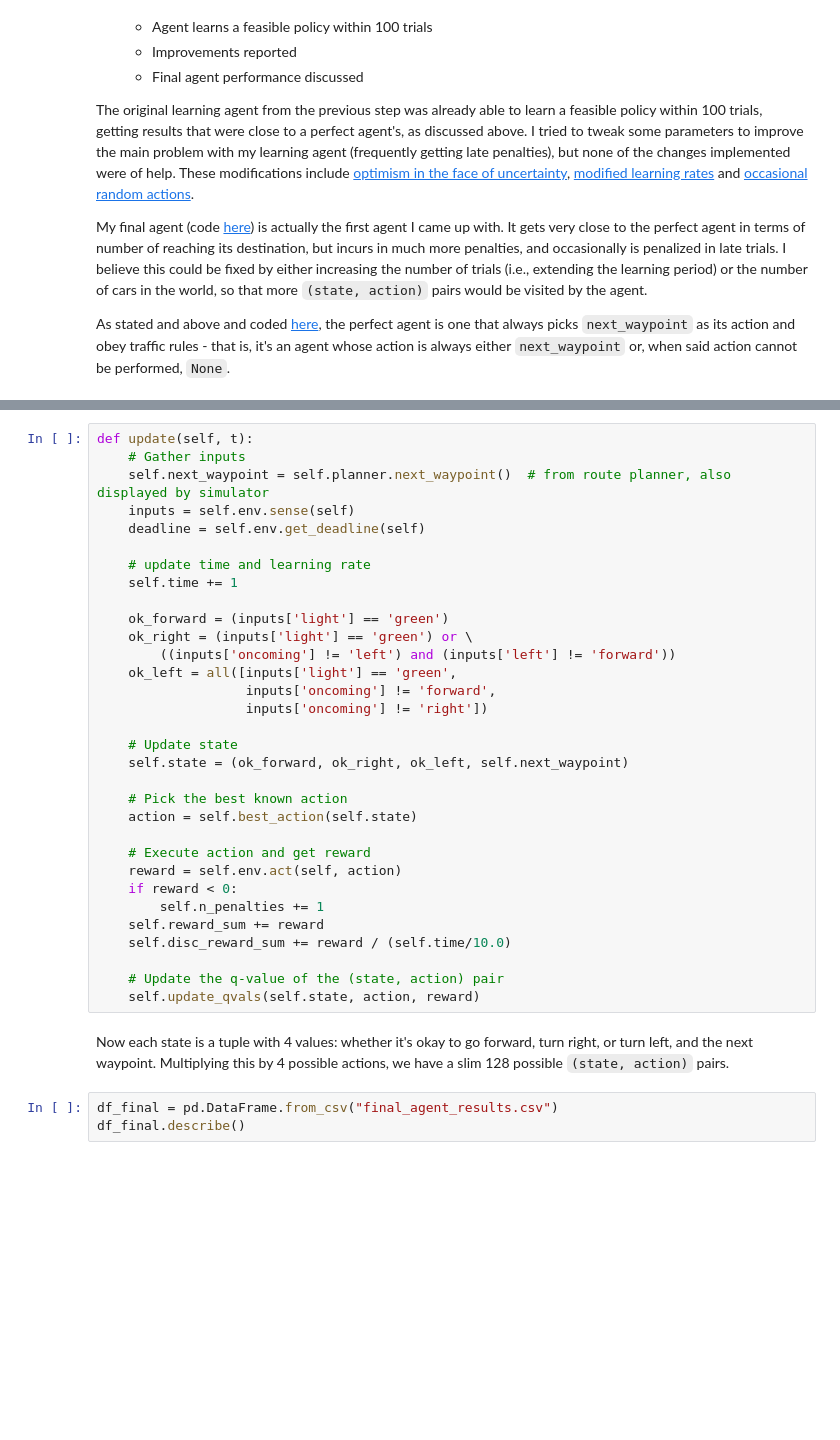
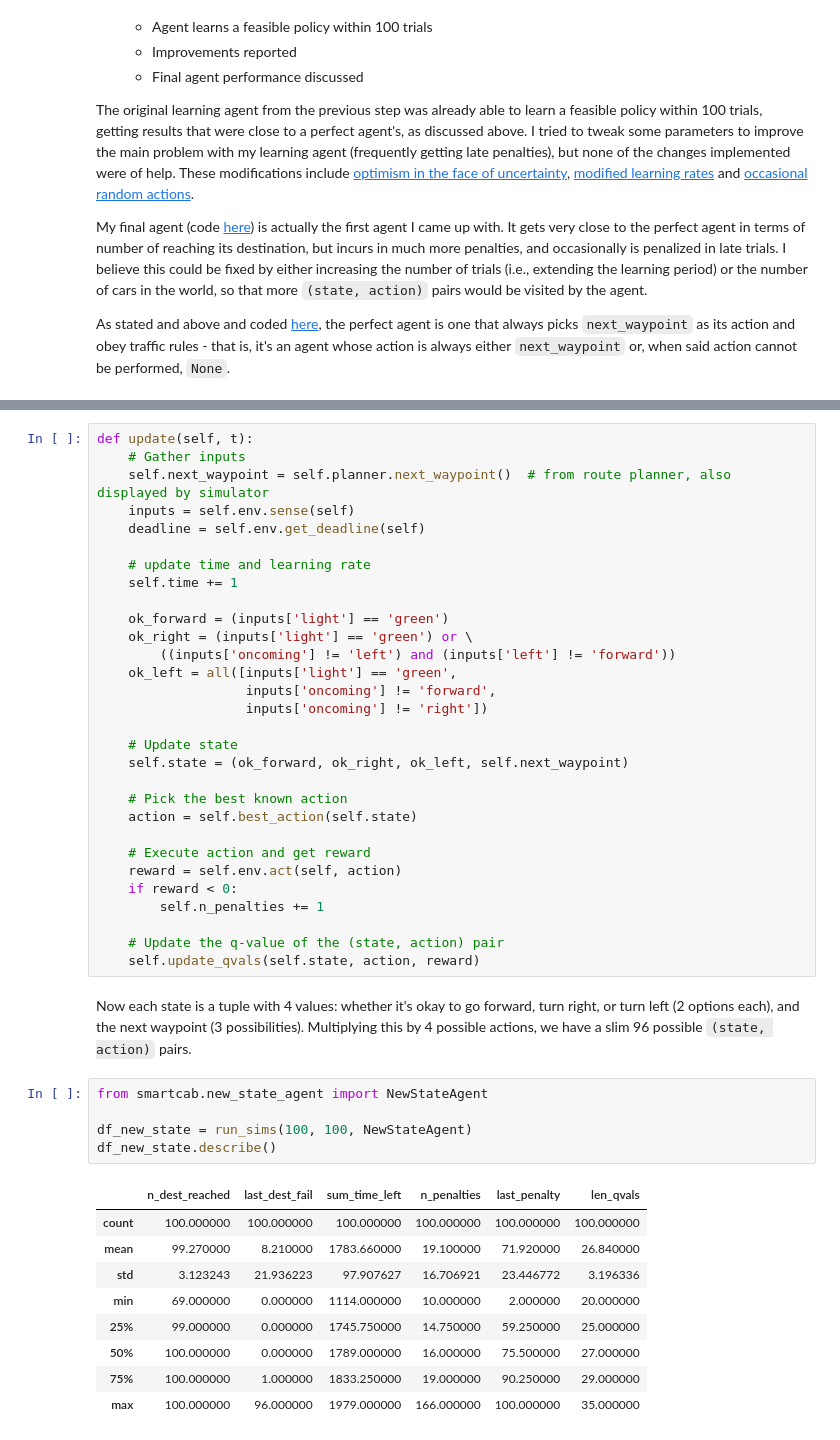
Before and after one commit to lmurtinho/mlend_ps4_smartcab, a Jupyter notebook: project_report.ipynb, the cells around one changed output, grey strips where cells are left out. Drawn from its saved outputs; the diff is of its cells as text; blank space fills up the shorter version.

```diff
--- a/project_report.ipynb
+++ b/project_report.ipynb
@@ -654,14 +651,24 @@ def update(self, t):
     reward = self.env.act(self, action)
     if reward < 0:
         self.n_penalties += 1
-    self.reward_sum += reward
-    self.disc_reward_sum += reward / (self.time/10.0)
 
     # Update the q-value of the (state, action) pair
     self.update_qvals(self.state, action, reward)
 # %% [markdown]
-Now each state is a tuple with 4 values: whether it's okay to go forward, turn right, or turn left, and the next waypoint. Multiplying this by 4 possible actions, we have a slim 128 possible `(state, action)` pairs.
+Now each state is a tuple with 4 values: whether it's okay to go forward, turn right, or turn left (2 options each), and the next waypoint (3 possibilities). Multiplying this by 4 possible actions, we have a slim 96 possible `(state, action)` pairs.
-# %%
-df_final = pd.DataFrame.from_csv("final_agent_results.csv")
-df_final.describe()
+# %%
+from smartcab.new_state_agent import NewStateAgent
+
+df_new_state = run_sims(100, 100, NewStateAgent)
+df_new_state.describe()
+# %% [output]
+|  | n_dest_reached | last_dest_fail | sum_time_left | n_penalties | last_penalty | len_qvals |
+| count | 100.000000 | 100.000000 | 100.000000 | 100.000000 | 100.000000 | 100.000000 |
+| mean | 99.270000 | 8.210000 | 1783.660000 | 19.100000 | 71.920000 | 26.840000 |
+| std | 3.123243 | 21.936223 | 97.907627 | 16.706921 | 23.446772 | 3.196336 |
+| min | 69.000000 | 0.000000 | 1114.000000 | 10.000000 | 2.000000 | 20.000000 |
+| 25% | 99.000000 | 0.000000 | 1745.750000 | 14.750000 | 59.250000 | 25.000000 |
+| 50% | 100.000000 | 0.000000 | 1789.000000 | 16.000000 | 75.500000 | 27.000000 |
+| 75% | 100.000000 | 1.000000 | 1833.250000 | 19.000000 | 90.250000 | 29.000000 |
+| max | 100.000000 | 96.000000 | 1979.000000 | 166.000000 | 100.000000 | 35.000000 |
 # %% [markdown]
```
Also changed, not shown: parts of 6 cells of this notebook, 3 other files.
